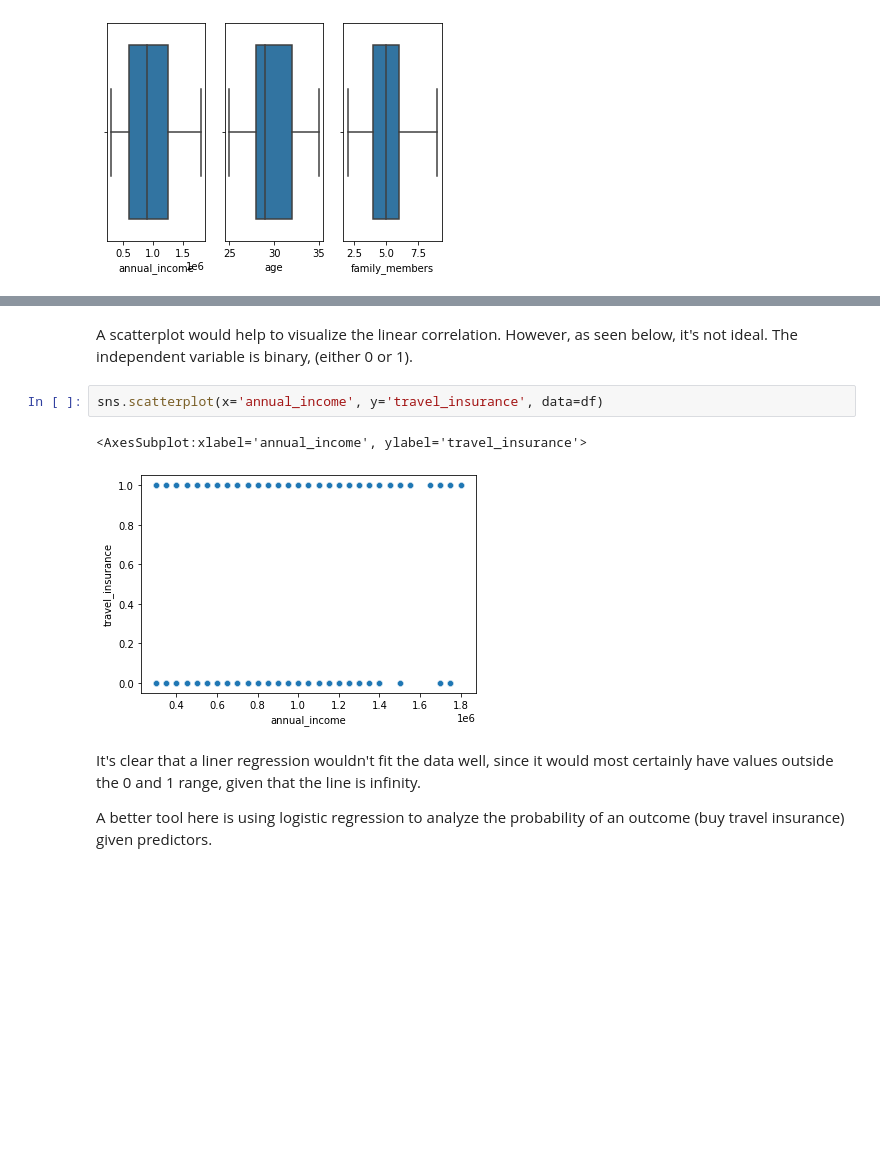
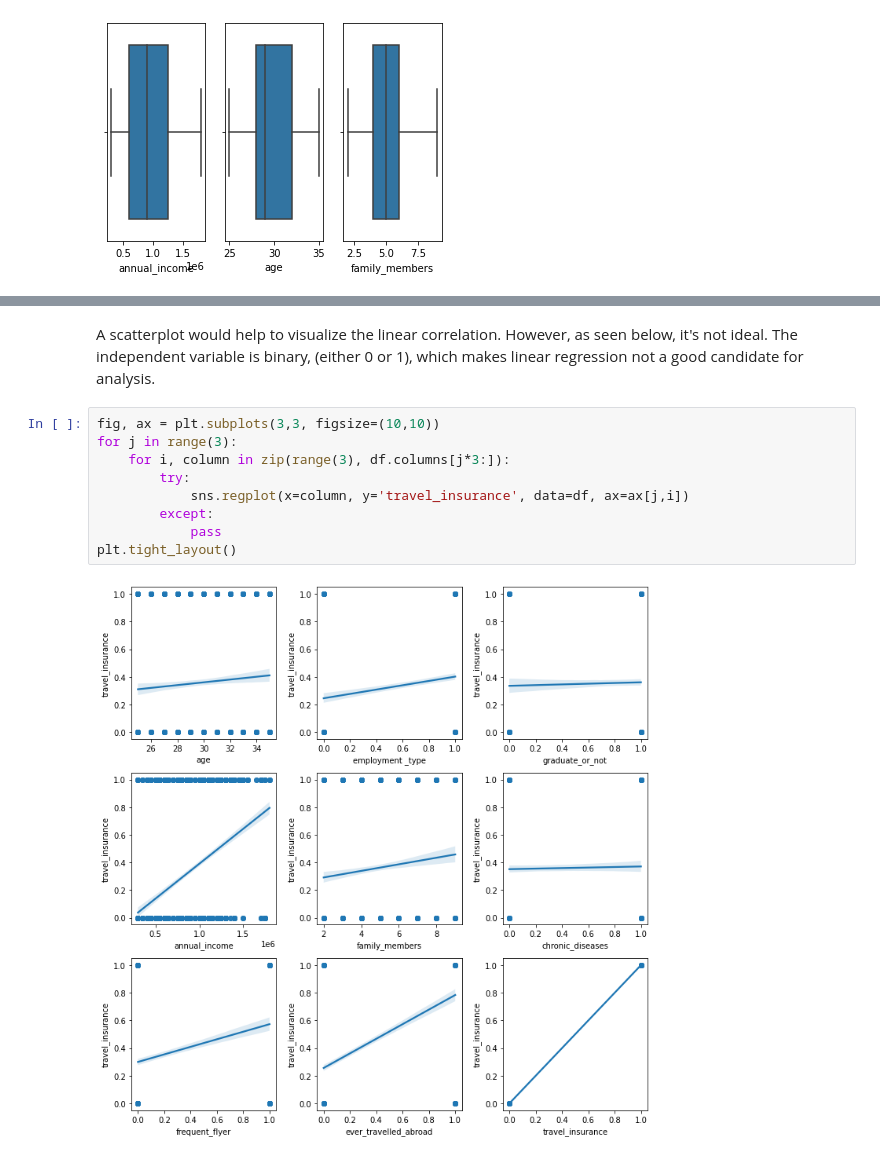
Before and after one commit to edgarflauzino/travel_insurance_analysis, a Jupyter notebook: analysis.ipynb, the cells around one changed output, grey strips where cells are left out. Cells and saved outputs as stored; diff of their text form; blank space fills up the shorter version.

```diff
--- a/analysis.ipynb
+++ b/analysis.ipynb
@@ -143,13 +251,15 @@ sns.heatmap(df[['annual_income', 'frequent_flyer', 'ever_travelled_abroad', 'tra
 <AxesSubplot:>
 [figure]
 # %% [markdown]
-A scatterplot would help to visualize the linear correlation. However, as seen below, it's not ideal. The independent variable is binary, (either 0 or 1).
+A scatterplot would help to visualize the linear correlation. However, as seen below, it's not ideal. The independent variable is binary, (either 0 or 1), which makes linear regression not a good candidate for analysis.
-# %%
-sns.scatterplot(x='annual_income', y='travel_insurance', data=df)
-# %% [output]
-<AxesSubplot:xlabel='annual_income', ylabel='travel_insurance'>
-[figure, removed]
-# %% [markdown]
- It's clear that a liner regression wouldn't fit the data well, since it would most certainly have values outside the 0 and 1 range, given that the line is infinity.
-
- A better tool here is using logistic regression to analyze the probability of an outcome (buy travel insurance) given predictors.
+# %%
+fig, ax = plt.subplots(3,3, figsize=(10,10))
+for j in range(3):
+    for i, column in zip(range(3), df.columns[j*3:]):
+        try:
+            sns.regplot(x=column, y='travel_insurance', data=df, ax=ax[j,i])
+        except:
+            pass
+plt.tight_layout()
+# %% [output]
+[figure, added]
```
Also changed, not shown: parts of 33 cells of this notebook.
